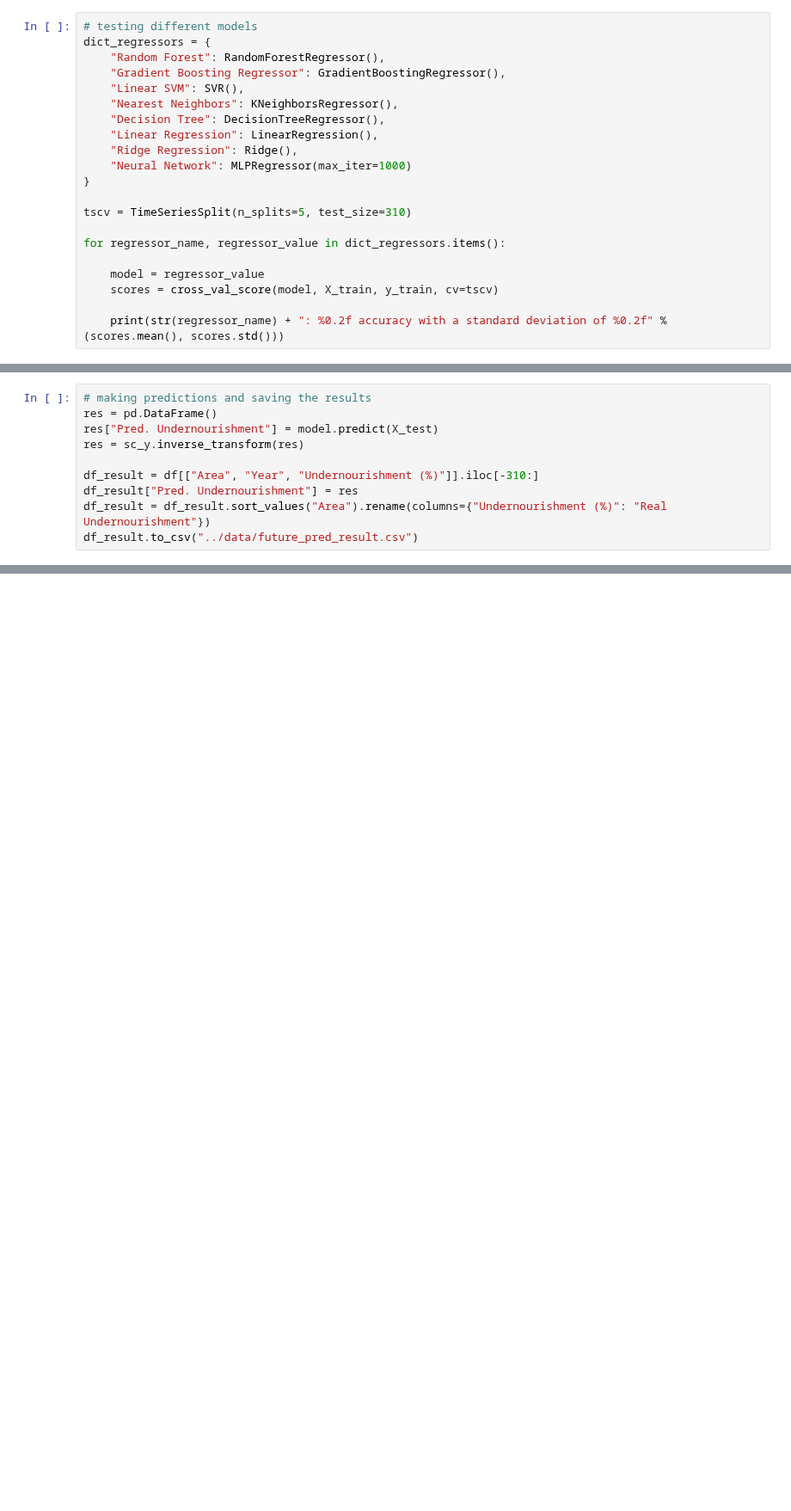
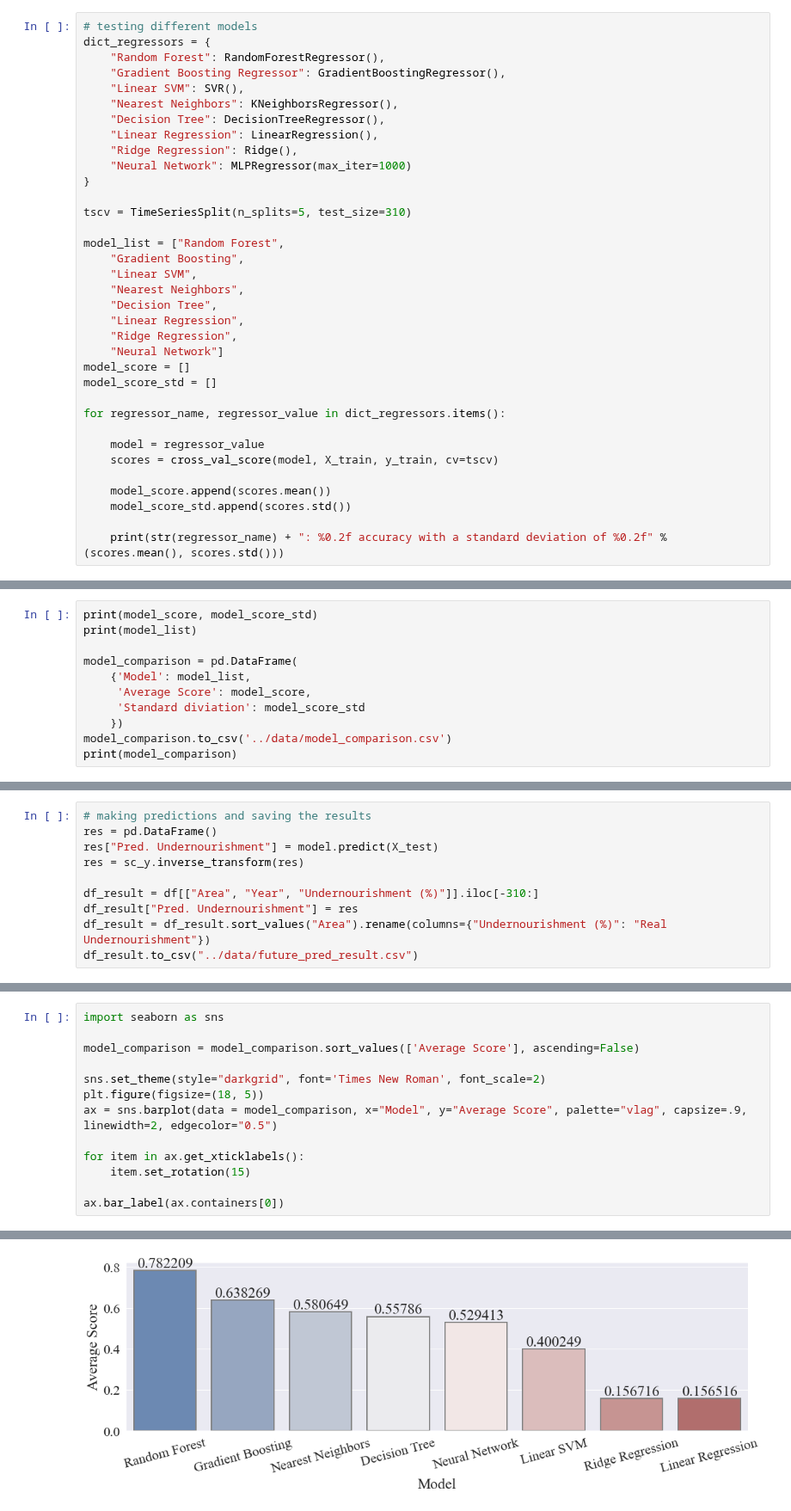
Before and after one commit to sonic171717/undernourishment_prediction, a Jupyter notebook: Models/future_year_pred.ipynb, the cells around one changed output, grey strips where cells are left out. Shown at 86% size. Drawn from its saved outputs; the diff is of its cells as text; blank space fills up the shorter version.

Commit message:
add model comparison barplot

```diff
--- a/Models/future_year_pred.ipynb
+++ b/Models/future_year_pred.ipynb
@@ -57,11 +56,25 @@ dict_regressors = {
 
 tscv = TimeSeriesSplit(n_splits=5, test_size=310)
 
+model_list = ["Random Forest",
+    "Gradient Boosting",
+    "Linear SVM",
+    "Nearest Neighbors",
+    "Decision Tree",
+    "Linear Regression",
+    "Ridge Regression",
+    "Neural Network"]
+model_score = []
+model_score_std = []
+
 for regressor_name, regressor_value in dict_regressors.items():
 
     model = regressor_value
     scores = cross_val_score(model, X_train, y_train, cv=tscv)
 
+    model_score.append(scores.mean())
+    model_score_std.append(scores.std())
+
     print(str(regressor_name) + ": %0.2f accuracy with a standard deviation of %0.2f" % (scores.mean(), scores.std()))
 # %% [output]
 Random Forest: 0.78 accuracy with a standard deviation of 0.02
@@ -74,0 +95,11 @@ Neural Network: 0.51 accuracy with a standard deviation of 0.04
+# %%
+print(model_score, model_score_std)
+print(model_list)
+
+model_comparison = pd.DataFrame(
+    {'Model': model_list,
+     'Average Score': model_score,
+     'Standard diviation': model_score_std
+    })
+model_comparison.to_csv('../data/model_comparison.csv')
+print(model_comparison)
@@ -118,0 +163,15 @@ plt.show()
+# %%
+import seaborn as sns
+
+model_comparison = model_comparison.sort_values(['Average Score'], ascending=False)
+
+sns.set_theme(style="darkgrid", font='Times New Roman', font_scale=2)
+plt.figure(figsize=(18, 5))
+ax = sns.barplot(data = model_comparison, x="Model", y="Average Score", palette="vlag", capsize=.9,
+linewidth=2, edgecolor="0.5")
+
+for item in ax.get_xticklabels():
+    item.set_rotation(15)
+
+ax.bar_label(ax.containers[0])
+# %% [output]
@@ -118,0 +186 @@ plt.show()
+[figure, added]
```
Also changed, not shown: parts of 8 cells of this notebook, 1 other file.
